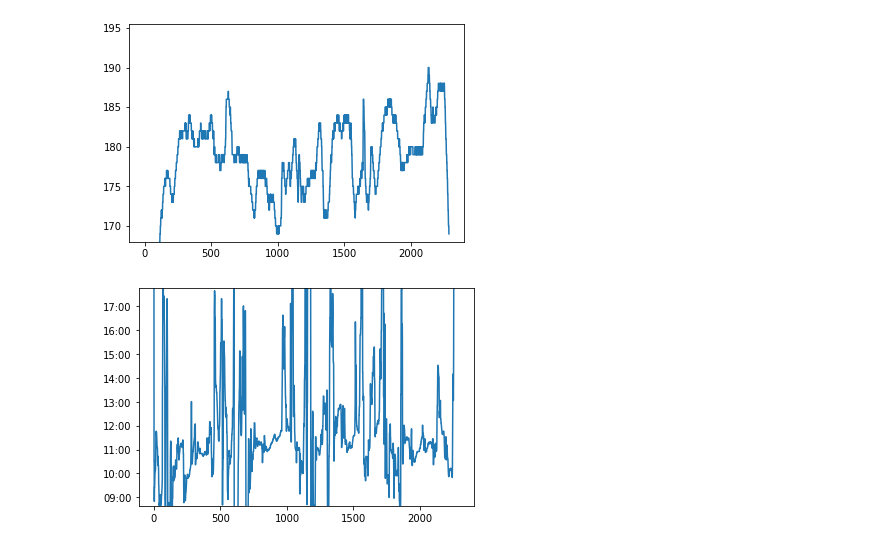
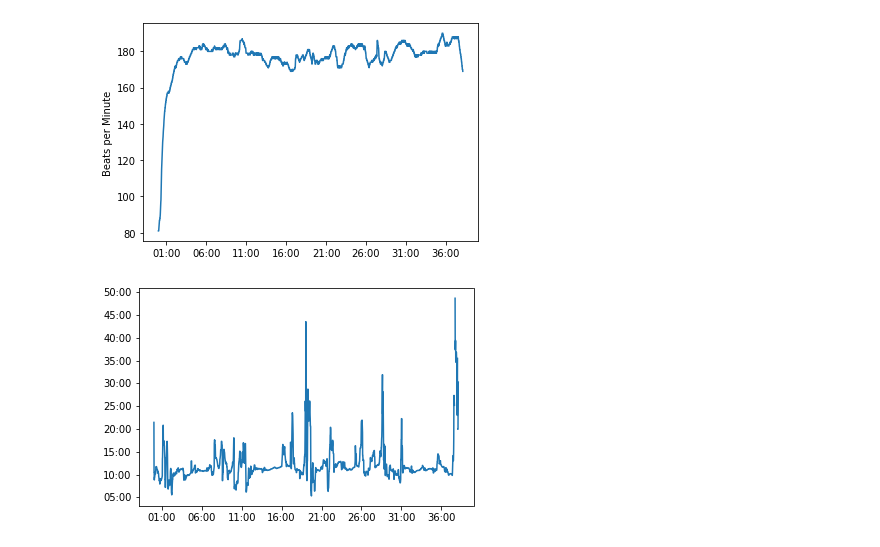
Before and after one commit to eviefowler/Garmin-Visualizations, a Jupyter notebook: Visualizations.ipynb, the cells around one changed output. Saved outputs shown, nothing was run; the diff lists cells and outputs as text; code cells hidden in the pictures.

Commit message:
add time in activity axis

```diff
--- a/Visualizations.ipynb
+++ b/Visualizations.ipynb
@@ -10,37 +10,52 @@ fname = '18538612657_ACTIVITY'
 # read from csv
 values = pd.read_csv(f'./output/activities/runs/{fname}_values.csv')
 units = pd.read_csv(f'./output/activities/runs/{fname}_units.csv')
+# %%
+# retype
+values['timestamp'] = pd.to_datetime(values['timestamp'])
 # %%
 # add features
 values['pace'] = 1 / (values['enhanced_speed'] / 1609.34) / 60
 units['pace'] = 'minutes per mile'
 
-# values.loc[values['pace'] != np.inf, 'pace dt'] = values.loc[values['pace'] != np.inf, 'pace'].apply(lambda x: pd.datetime(2020, 1, 1, 0, int(np.floor(x)), int((x - np.floor(x)) * 60)))
 values.loc[values['pace'] != np.inf, 'pace dt'] = values.loc[values['pace'] != np.inf, 'pace'].apply(lambda x: datetime(2020, 1, 1, 0, int(np.floor(x)), int((x - np.floor(x)) * 60)))
 units['pace dt'] = 'minutes per mile'
+
+values['time in activity'] = ((values['timestamp'] - values['timestamp'].min())
+                              .dt.components
+                              .apply(lambda x: datetime(2020, 1, 1, x['hours'], x['minutes'], x['seconds']), axis = 1)
+                             )
 # %%
 fig, ax = plt.subplots()
-ax.plot(values['heart_rate'])
-zoom = True
+ax.plot(values['time in activity'], values['heart_rate'])
+ax.set_ylabel('Beats per Minute')
+
+date_format = mdates.DateFormatter('%M:%S')
+ax.xaxis.set_major_formatter(date_format)
+ax.xaxis.set_major_locator(mdates.MinuteLocator(interval = 5))
+
+zoom = False
 if zoom:
     ax.set_ylim(np.percentile(values['heart_rate'], 5))
 plt.show()
 # %% [output]
-[figure, old version]
+[figure, new version]
 # %%
 fig, ax = plt.subplots()
-ax.plot(values['pace dt'])
-zoom = True
+ax.plot(values['time in activity'], values['pace dt'])
+zoom = False
 if zoom:
     ax.set_ylim(np.percentile(values['pace dt'], [5, 95]))
 
 # reformat y axis
 date_format = mdates.DateFormatter('%M:%S')
 ax.yaxis.set_major_formatter(date_format)
+ax.yaxis.set_major_locator(mdates.MinuteLocator(interval = 5))
 
-# set y tickets every minute
-ax.yaxis.set_major_locator(mdates.MinuteLocator(interval = 1))
+# reformat x axis
+ax.xaxis.set_major_formatter(date_format)
+ax.xaxis.set_major_locator(mdates.MinuteLocator(interval = 5))
 
 plt.show()
 # %% [output]
-[figure, old version]
+[figure, new version]
```
